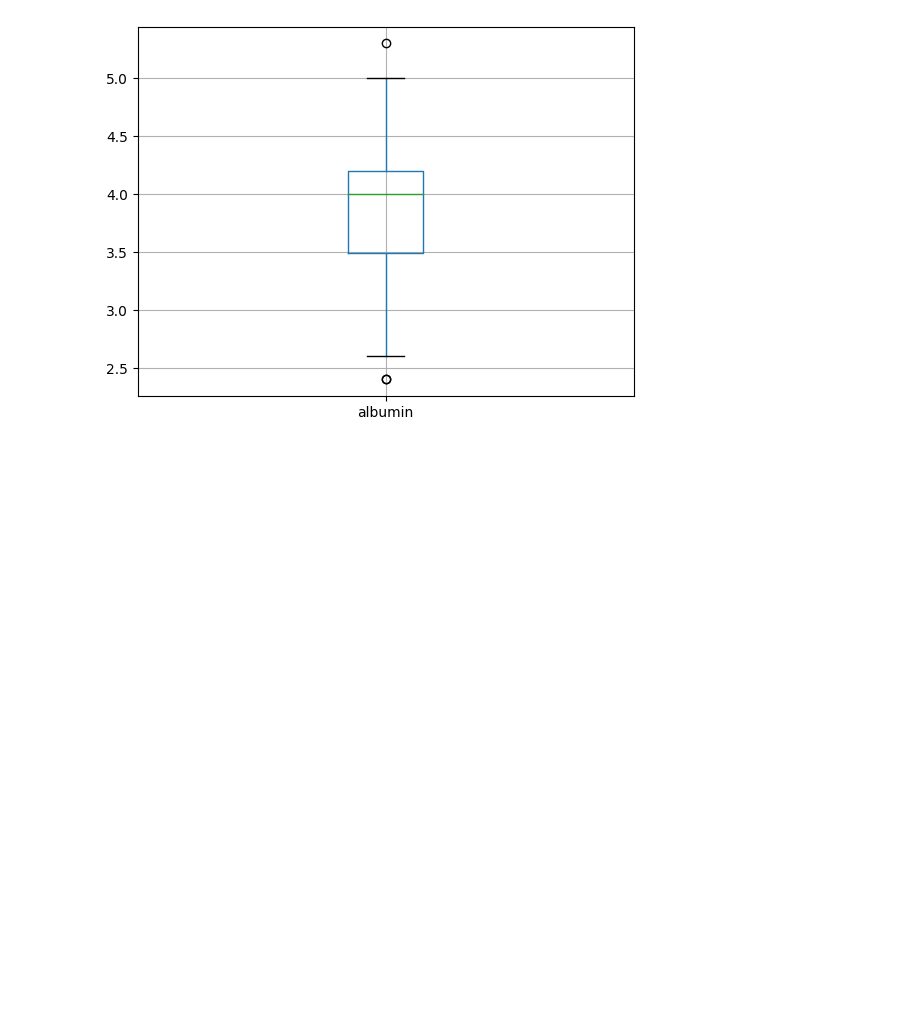
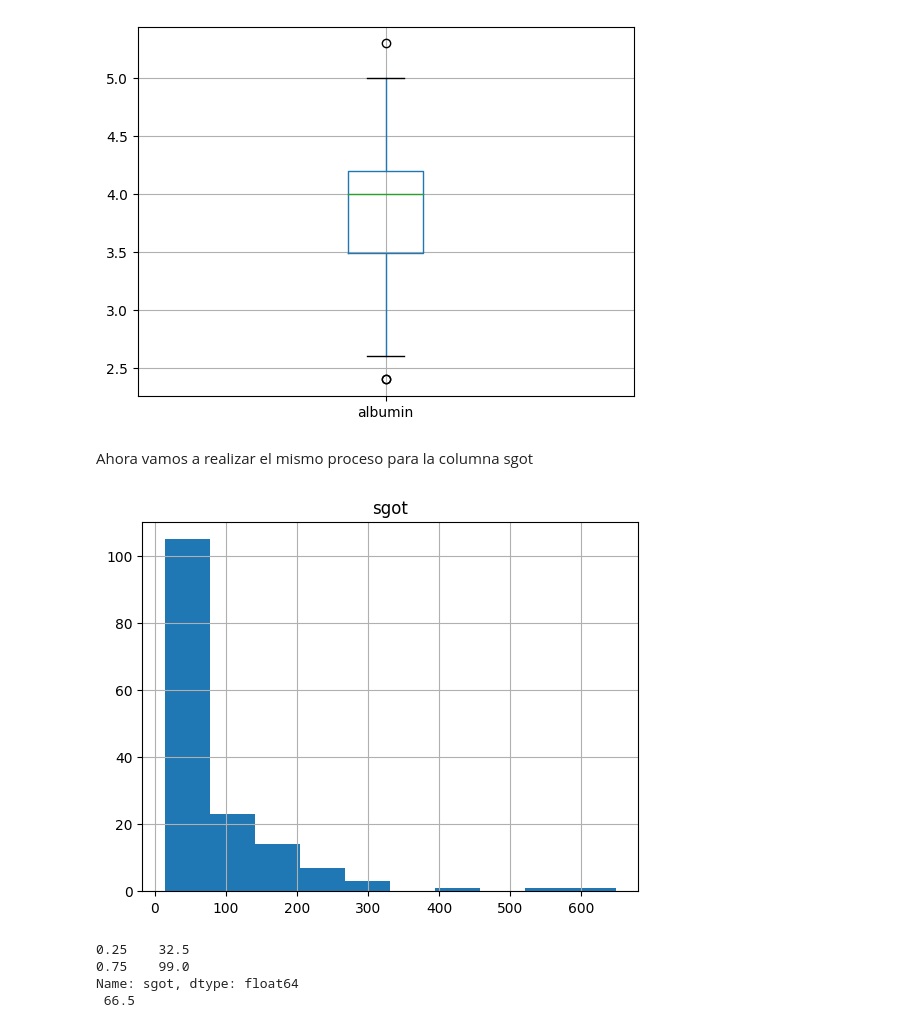
Before and after one commit to RDLL/curso_mineria_de_datos, a Jupyter notebook: Tarea2.ipynb, the cells around one changed output. Cells and saved outputs as stored; diff of their text form; code cells hidden in the pictures; blank space fills up the shorter version.

Commit message:
outliers on the sgot column

```diff
--- a/Tarea2.ipynb
+++ b/Tarea2.ipynb
@@ -99,3 +106,16 @@ histo = df.hist(column='albumin')
 boxplot = df.boxplot(column=['albumin'])
 # %% [output]
 [figure]
+# %% [markdown]
+Ahora vamos a realizar el mismo proceso para la columna sgot
+# %%
+histo = df.hist(column='sgot')
+# %% [output]
+[figure, added]
+# %%
+qrt_sgot,iqr_sgot = calculate_quartiles('sgot')
+# %% [output]
+0.25    32.5
+0.75    99.0
+Name: sgot, dtype: float64
+ 66.5
```
Also changed, not shown: parts of 17 cells of this notebook.
